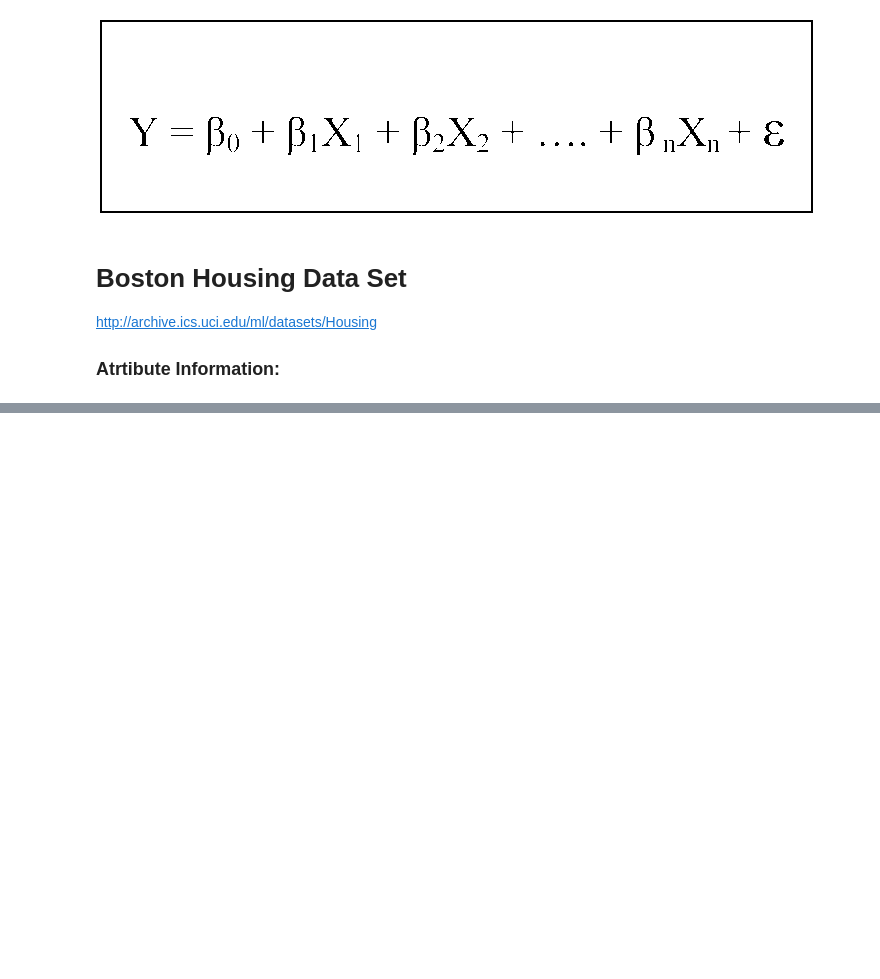
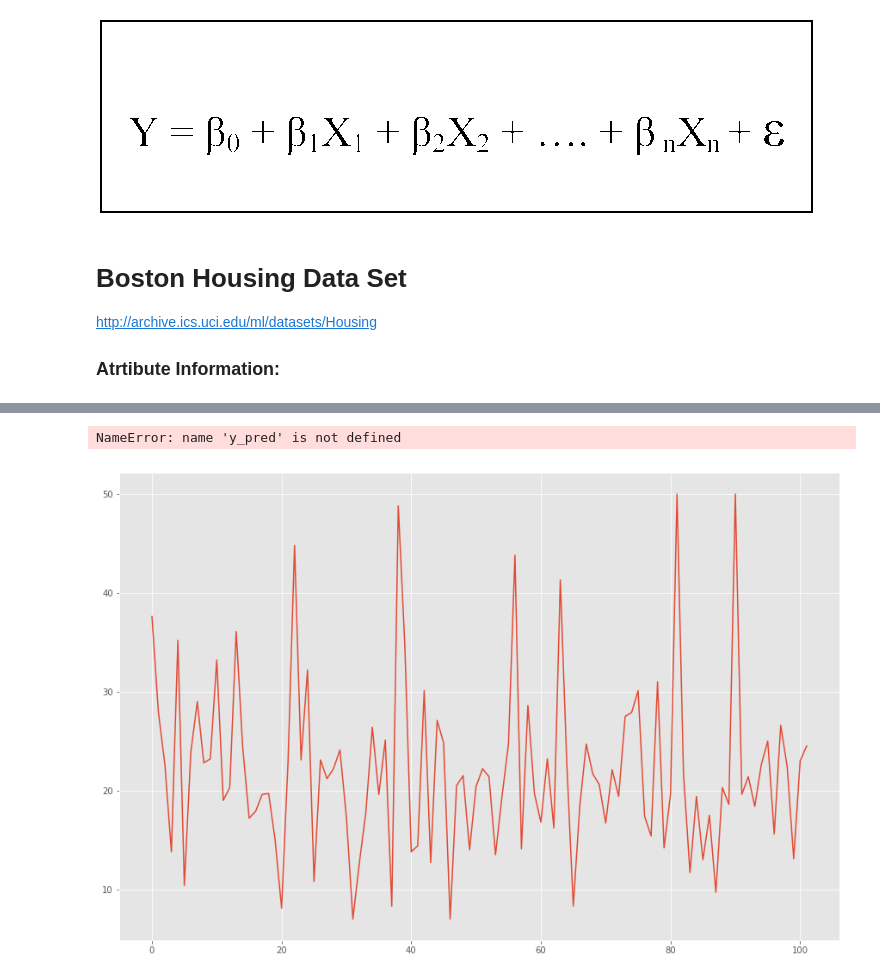
Before and after one commit to benjaminhuanghuang/ml-using-python, a Jupyter notebook: ML-Regression.ipynb, the cells around one changed output, grey strips where cells are left out. Saved outputs shown, nothing was run; the diff lists cells and outputs as text; code cells hidden in the pictures; blank space fills up the shorter version.

```diff
--- a/ML-Regression.ipynb
+++ b/ML-Regression.ipynb
@@ -46,0 +136,8 @@ df[pd.isnull(df).any(axis=1)]
+# %%
+plt.figure(figsize=(15,10))
+plt.plot(y_test_m, ms=50, alpha=1)
+plt.plot(y_pred, ms=50, alpha=1)
+legend_list =['y_test_m','y_pred']
+# %% [output]
+NameError: name 'y_pred' is not defined
+[figure, added]
```
Also changed, not shown: parts of 28 cells of this notebook, 1 other file.
